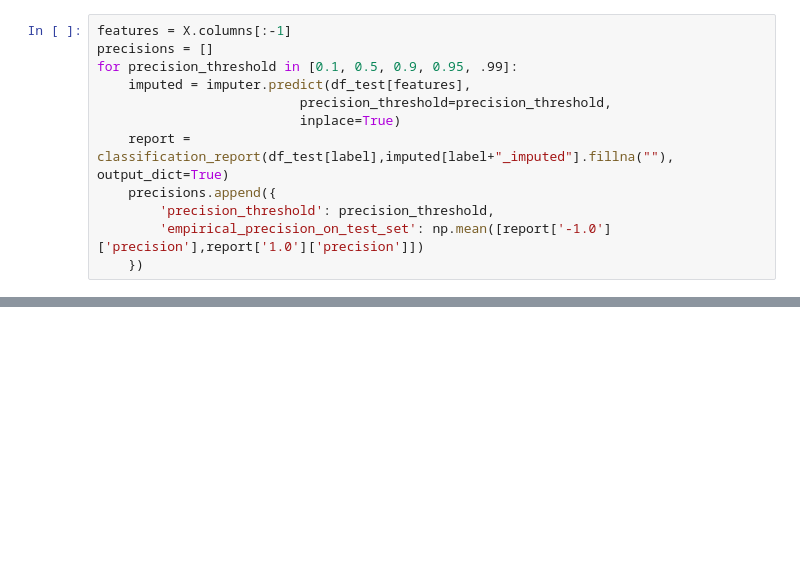
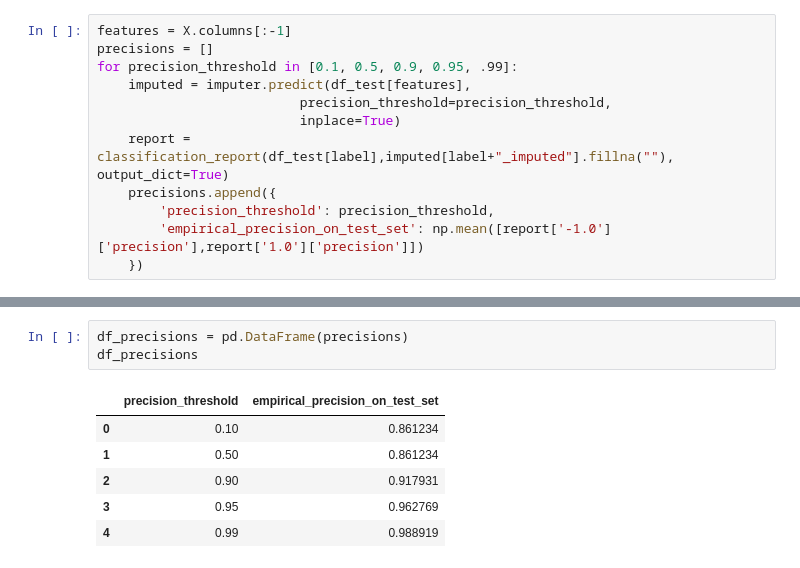
Before and after one commit to philipp-jung/datawig, a Jupyter notebook: datawig-examples.ipynb, the cells around one changed output, grey strips where cells are left out. Drawn from its saved outputs; the diff is of its cells as text; blank space fills up the shorter version.

Commit message:
added test for precision thresholds in classification setting

```diff
--- a/datawig-examples.ipynb
+++ b/datawig-examples.ipynb
@@ -223,0 +224,10 @@ pd.DataFrame(precisions).plot.bar()
+# %%
+df_precisions = pd.DataFrame(precisions)
+df_precisions
+# %% [output]
+|  | precision_threshold | empirical_precision_on_test_set |
+| 0 | 0.10 | 0.861234 |
+| 1 | 0.50 | 0.861234 |
+| 2 | 0.90 | 0.917931 |
+| 3 | 0.95 | 0.962769 |
+| 4 | 0.99 | 0.988919 |
```
Also changed, not shown: parts of 8 cells of this notebook, 2 other files.
